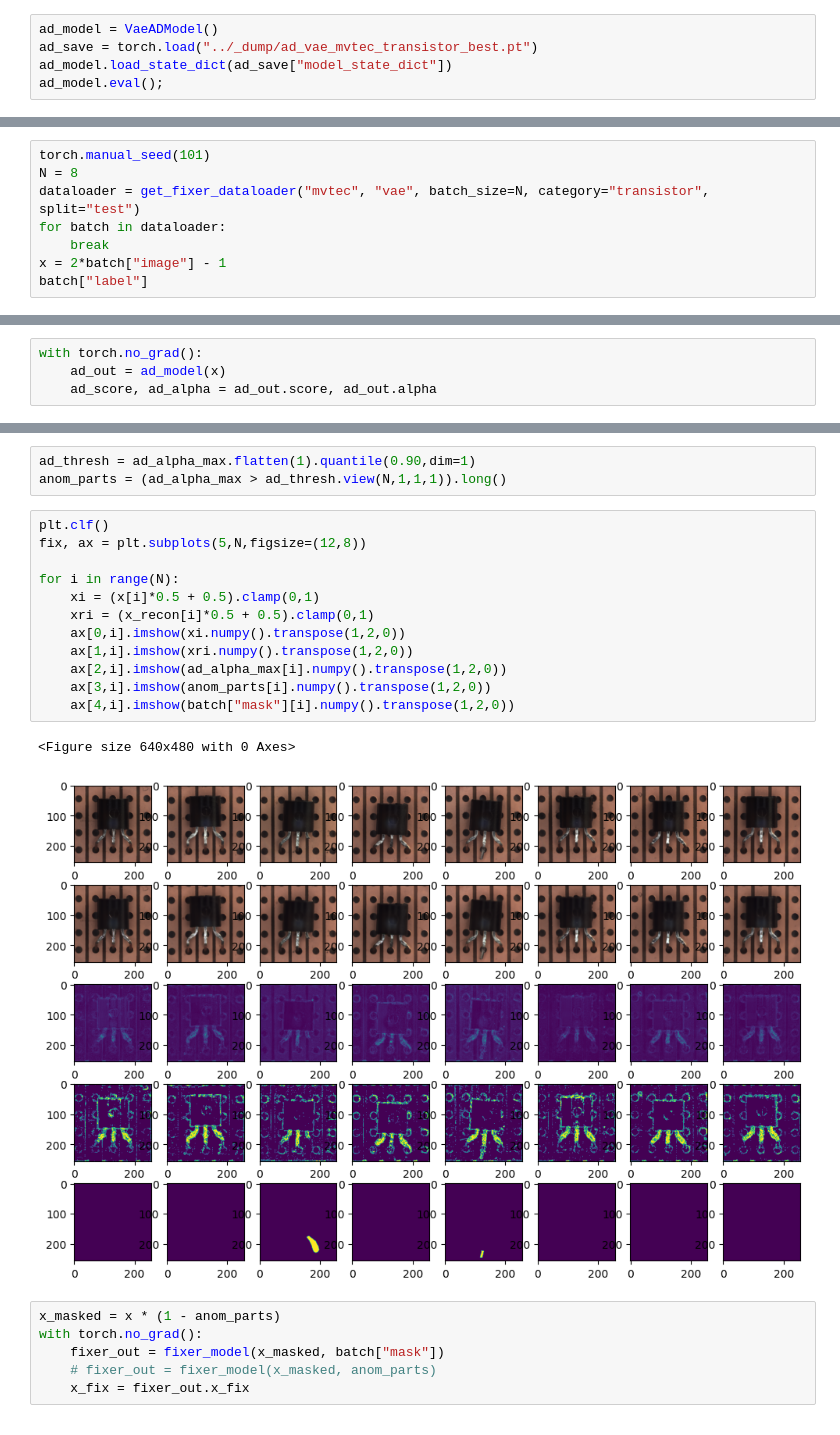
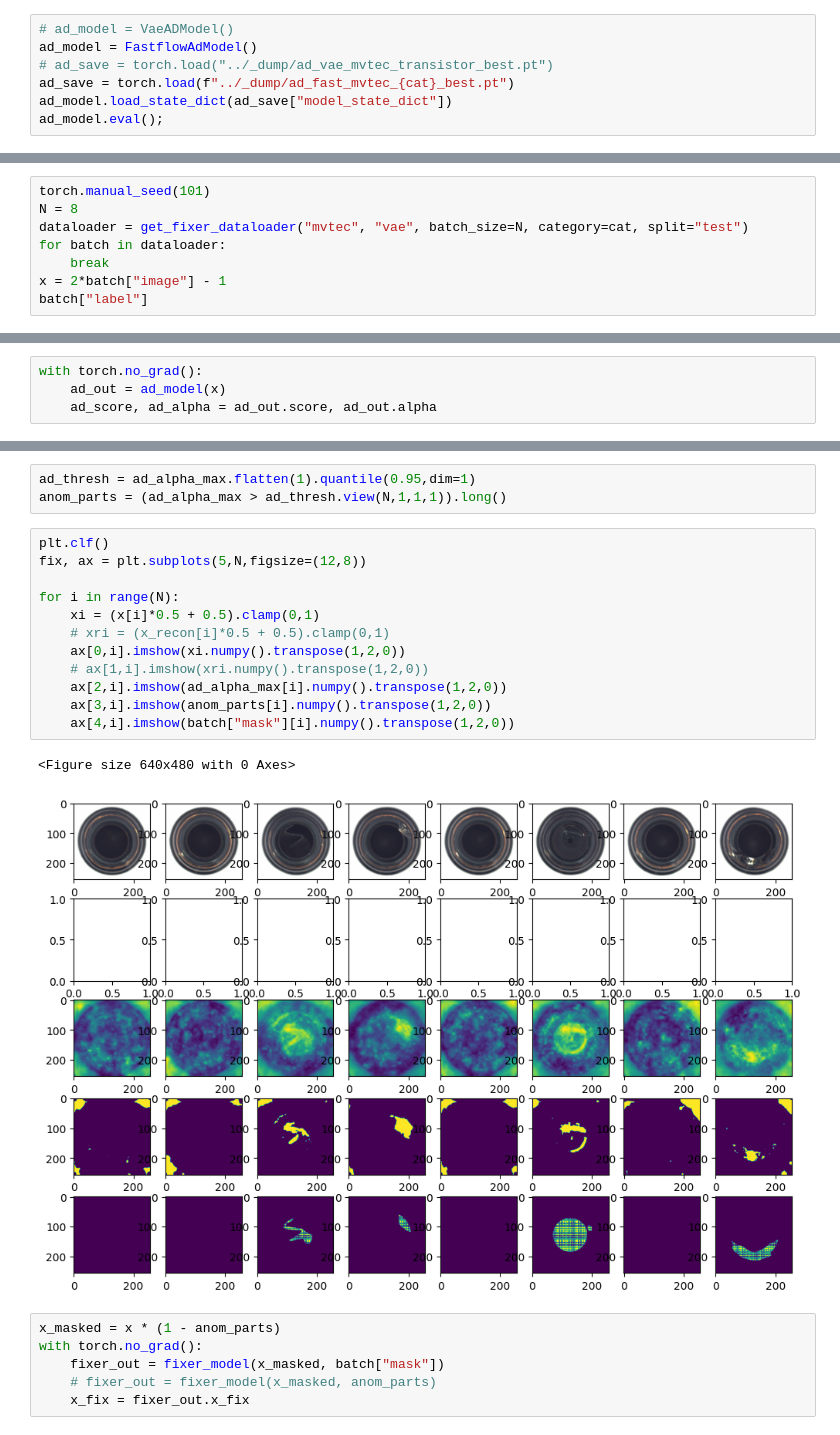
Before and after one commit to xjiae/arpro, a Jupyter notebook: notebooks/fixer_vae_test.ipynb, the cells around one changed output, grey strips where cells are left out. Saved outputs shown, nothing was run; the diff lists cells and outputs as text.

```diff
--- a/notebooks/fixer_vae_test.ipynb
+++ b/notebooks/fixer_vae_test.ipynb
@@ -10,6 +12,8 @@ import matplotlib.pyplot as plt
 # %%
-ad_model = VaeADModel()
-ad_save = torch.load("../_dump/ad_vae_mvtec_transistor_best.pt")
+# ad_model = VaeADModel()
+ad_model = FastflowAdModel()
+# ad_save = torch.load("../_dump/ad_vae_mvtec_transistor_best.pt")
+ad_save = torch.load(f"../_dump/ad_fast_mvtec_{cat}_best.pt")
 ad_model.load_state_dict(ad_save["model_state_dict"])
 ad_model.eval();
 # %%
@@ -20,7 +24,7 @@ fixer_model.eval();
 # %%
 torch.manual_seed(101)
 N = 8
-dataloader = get_fixer_dataloader("mvtec", "vae", batch_size=N, category="transistor", split="test")
+dataloader = get_fixer_dataloader("mvtec", "vae", batch_size=N, category=cat, split="test")
 for batch in dataloader:
     break
 x = 2*batch["image"] - 1
@@ -36,22 +40,22 @@ x_recon = ad_out.others["x_recon"]
 ad_alpha_max = ad_alpha.max(dim=1, keepdim=True).values
 # %%
-ad_thresh = ad_alpha_max.flatten(1).quantile(0.90,dim=1)
+ad_thresh = ad_alpha_max.flatten(1).quantile(0.95,dim=1)
 anom_parts = (ad_alpha_max > ad_thresh.view(N,1,1,1)).long()
 # %%
 plt.clf()
 fix, ax = plt.subplots(5,N,figsize=(12,8))
 
 for i in range(N):
     xi = (x[i]*0.5 + 0.5).clamp(0,1)
-    xri = (x_recon[i]*0.5 + 0.5).clamp(0,1)
+    # xri = (x_recon[i]*0.5 + 0.5).clamp(0,1)
     ax[0,i].imshow(xi.numpy().transpose(1,2,0))
-    ax[1,i].imshow(xri.numpy().transpose(1,2,0))
+    # ax[1,i].imshow(xri.numpy().transpose(1,2,0))
     ax[2,i].imshow(ad_alpha_max[i].numpy().transpose(1,2,0))
     ax[3,i].imshow(anom_parts[i].numpy().transpose(1,2,0))
     ax[4,i].imshow(batch["mask"][i].numpy().transpose(1,2,0))
 # %% [output]
 <Figure size 640x480 with 0 Axes>
-[figure, old version]
+[figure, new version]
 # %%
 x_masked = x * (1 - anom_parts)
 with torch.no_grad():
```
Also changed, not shown: parts of 5 cells of this notebook, 16 other files.
